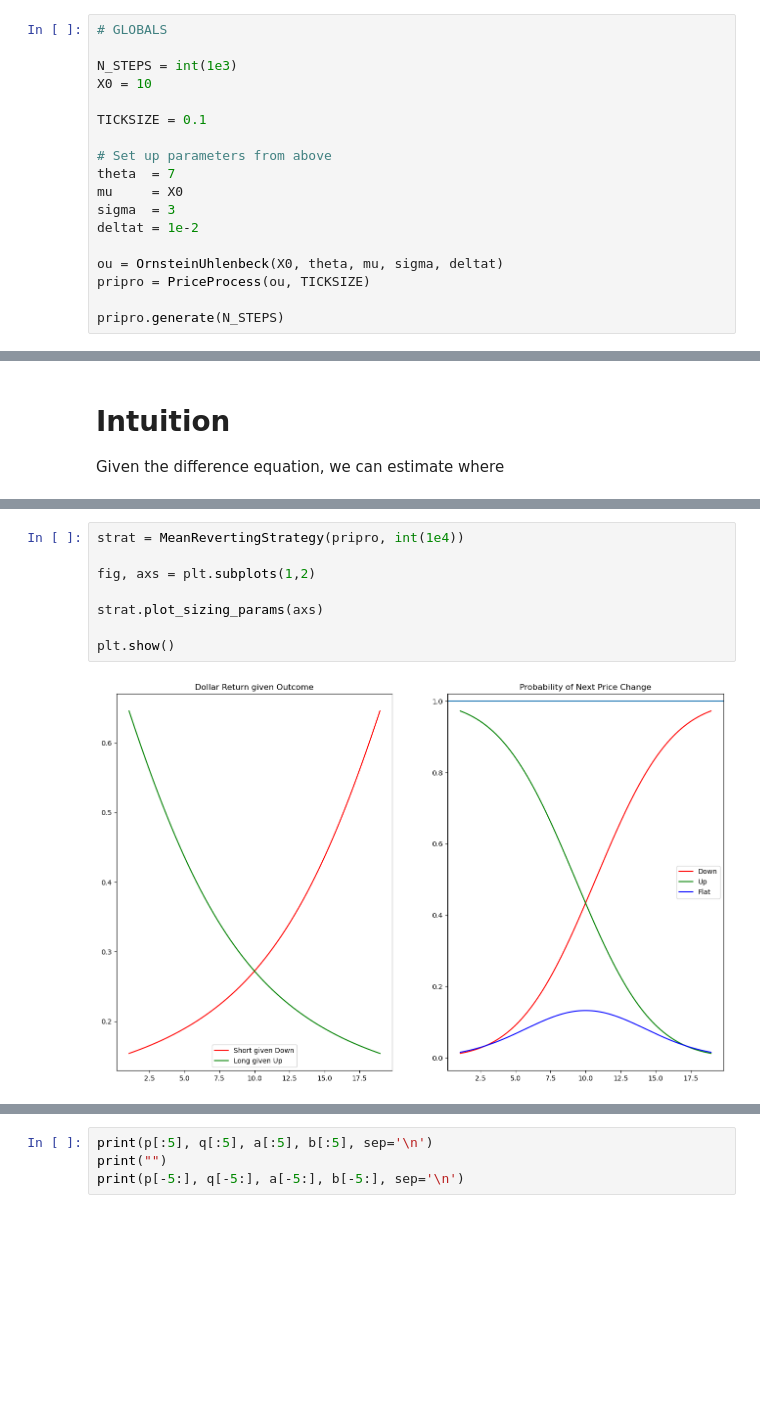
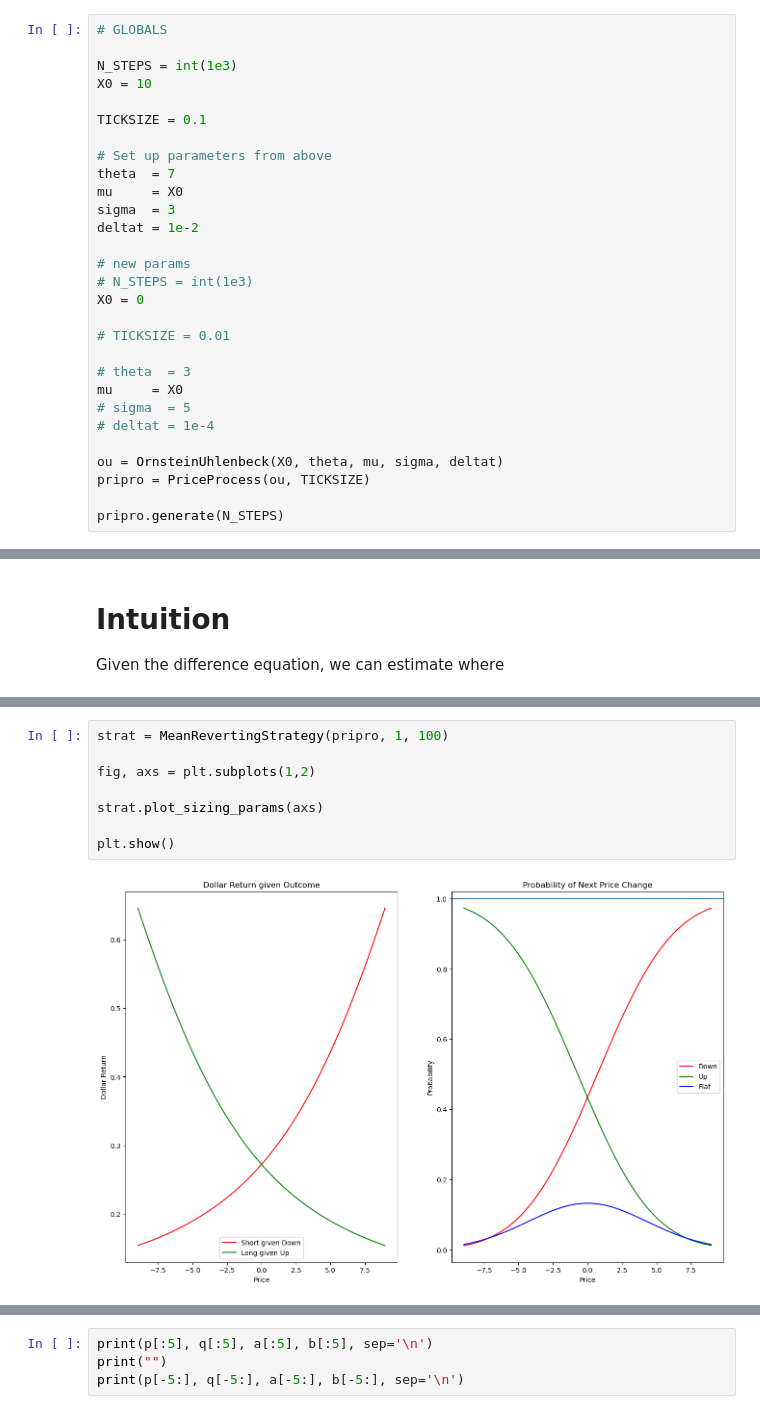
Before and after one commit to philipwlee/oumm, a Jupyter notebook: ou_market_making.ipynb, the cells around one changed output, grey strips where cells are left out. Cells and saved outputs as stored; diff of their text form; blank space fills up the shorter version.

Commit message:
implement rudimentary strategy

```diff
--- a/ou_market_making.ipynb
+++ b/ou_market_making.ipynb
@@ -34,6 +34,17 @@ mu     = X0
 sigma  = 3
 deltat = 1e-2
 
+# new params
+# N_STEPS = int(1e3)
+X0 = 0
+
+# TICKSIZE = 0.01
+
+# theta  = 3
+mu     = X0
+# sigma  = 5
+# deltat = 1e-4
+
 ou = OrnsteinUhlenbeck(X0, theta, mu, sigma, deltat)
 pripro = PriceProcess(ou, TICKSIZE)
 
@@ -232,10 +321,10 @@ class MeanRevertingStrategy(TradingStrategy):
 # %%
-strat = MeanRevertingStrategy(pripro, int(1e4))
+strat = MeanRevertingStrategy(pripro, 1, 100)
 
 fig, axs = plt.subplots(1,2)
 
 strat.plot_sizing_params(axs)
 
 plt.show()
 # %% [output]
-[figure, old version]
+[figure, new version]
```
Also changed, not shown: parts of 17 cells of this notebook.
